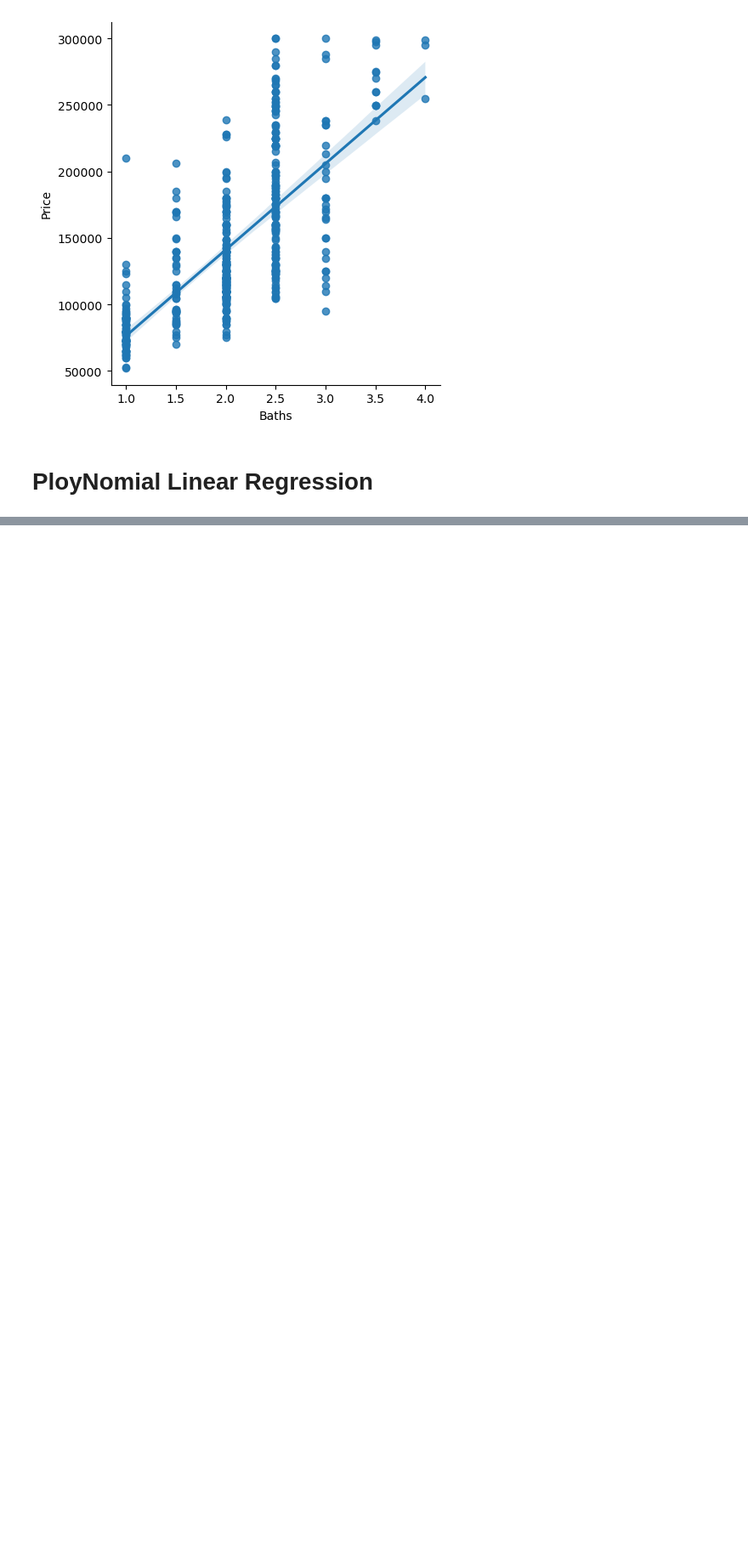
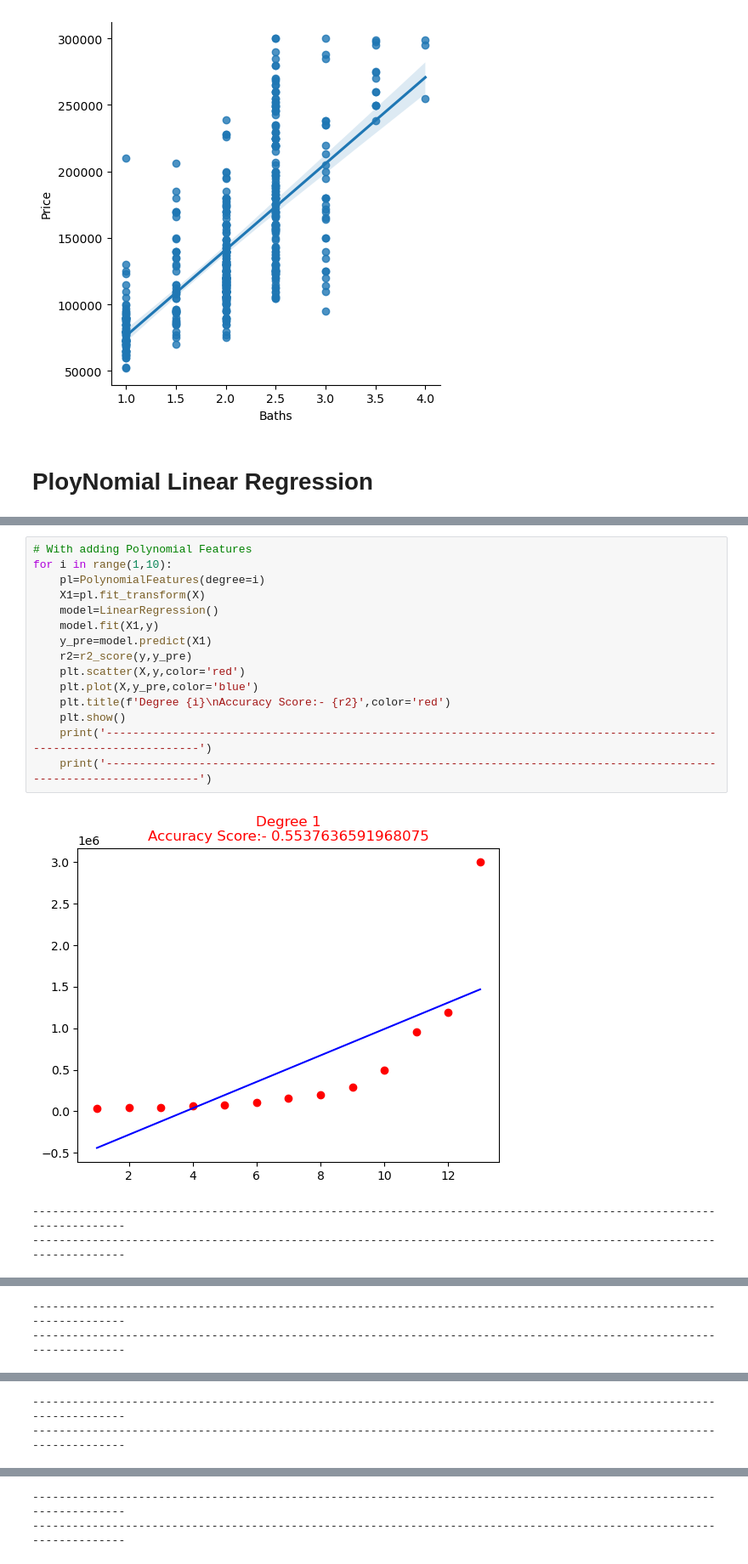
Before and after one commit to 2000pawan/Data_Science., a Jupyter notebook: Machine Learning/Supervised_Learning/Regression/Linear Regression/Books Example.ipynb, the cells around one changed output, grey strips where cells are left out. Shown at 85% size. Saved outputs shown, nothing was run; the diff lists cells and outputs as text; blank space fills up the shorter version.

```diff
--- a/Machine Learning/Supervised_Learning/Regression/Linear Regression/Books Example.ipynb
+++ b/Machine Learning/Supervised_Learning/Regression/Linear Regression/Books Example.ipynb
@@ -300,0 +330,19 @@ plt.show()
+# %%
+# With adding Polynomial Features
+for i in range(1,10):
+    pl=PolynomialFeatures(degree=i)
+    X1=pl.fit_transform(X)
+    model=LinearRegression()
+    model.fit(X1,y)
+    y_pre=model.predict(X1)
+    r2=r2_score(y,y_pre)
+    plt.scatter(X,y,color='red')
+    plt.plot(X,y_pre,color='blue')
+    plt.title(f'Degree {i}\nAccuracy Score:- {r2}',color='red')
+    plt.show()
+    print('---------------------------------------------------------------------------------------------------------------------')
+    print('---------------------------------------------------------------------------------------------------------------------')
+# %% [output]
+[figure, added]
+---------------------------------------------------------------------------------------------------------------------
+---------------------------------------------------------------------------------------------------------------------
@@ -300,0 +350,2 @@ plt.show()
+---------------------------------------------------------------------------------------------------------------------
+---------------------------------------------------------------------------------------------------------------------
@@ -300,0 +353,2 @@ plt.show()
+---------------------------------------------------------------------------------------------------------------------
+---------------------------------------------------------------------------------------------------------------------
@@ -300,0 +356,2 @@ plt.show()
+---------------------------------------------------------------------------------------------------------------------
+---------------------------------------------------------------------------------------------------------------------
```
Also changed, not shown: parts of 20 cells of this notebook, 2 other files.
